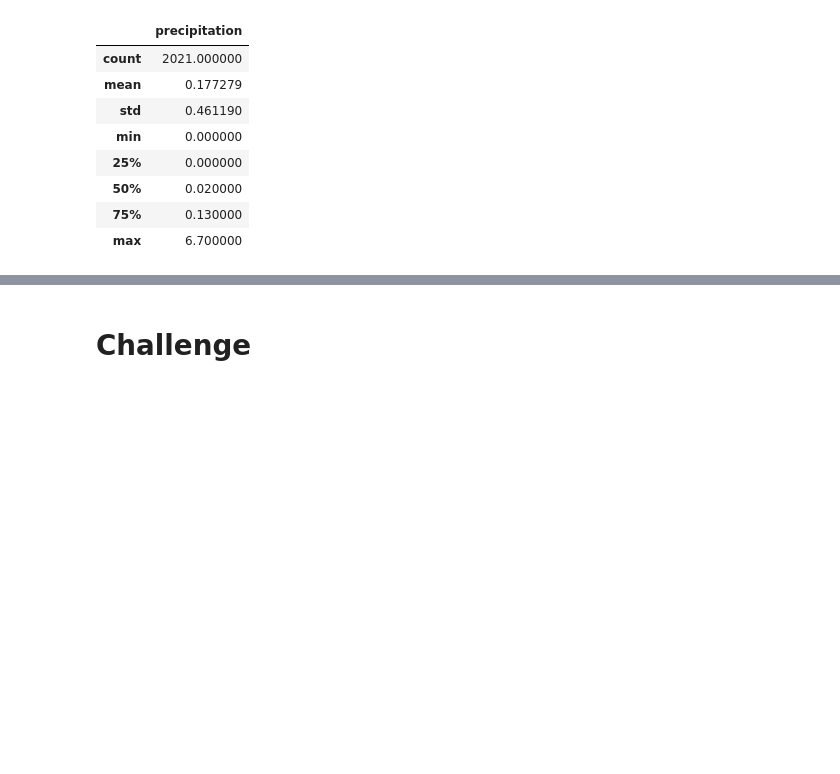
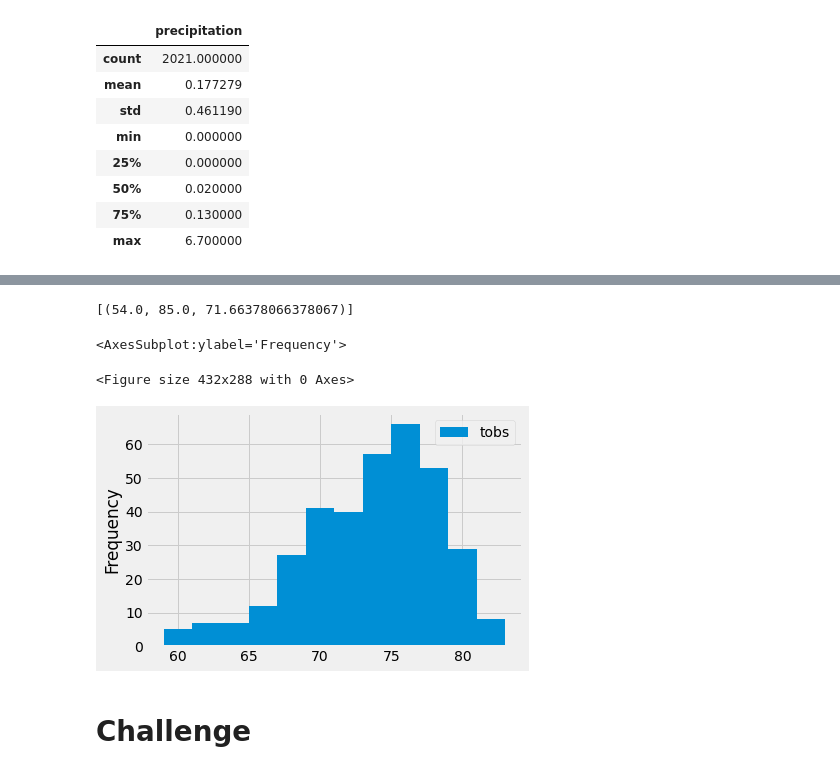
Before and after one commit to ketpradh/surfs_up, a Jupyter notebook: climate_analysis.ipynb, the cells around one changed output, grey strips where cells are left out. Saved outputs shown, nothing was run; the diff lists cells and outputs as text; code cells hidden in the pictures; blank space fills up the shorter version.

```diff
--- a/climate_analysis.ipynb
+++ b/climate_analysis.ipynb
@@ -110,9 +129,24 @@ df.describe()
 # %%
 # Using the station id from the previous query, calculate the lowest temperature recorded,
 # highest temperature recorded, and average temperature most active station?
+session.query(func.min(Measurement.tobs), func.max(Measurement.tobs), func.avg(Measurement.tobs)).\
+filter(Measurement.station == 'USC00519281').all()
+# %% [output]
+[(54.0, 85.0, 71.66378066378067)]
 # %%
 # Choose the station with the highest number of temperature observations.
 # Query the last 12 months of temperature observation data for this station and plot the results as a histogram
+results = session.query(Measurement.tobs).\
+filter(Measurement.station == 'USC00519281').\
+filter(Measurement.date >= prev_year).all()
+#print(results)
+df = pd.DataFrame(results)
+plt.tight_layout()
+df.plot.hist(bins=12)
+# %% [output]
+<AxesSubplot:ylabel='Frequency'>
+<Figure size 432x288 with 0 Axes>
+[figure, added]
 # %%
 # Write a function called `calc_temps` that will accept start date and end date in the format '%Y-%m-%d'
 # and return the minimum, average, and maximum temperatures for that range of dates
```
Also changed, not shown: parts of 2 cells of this notebook.
